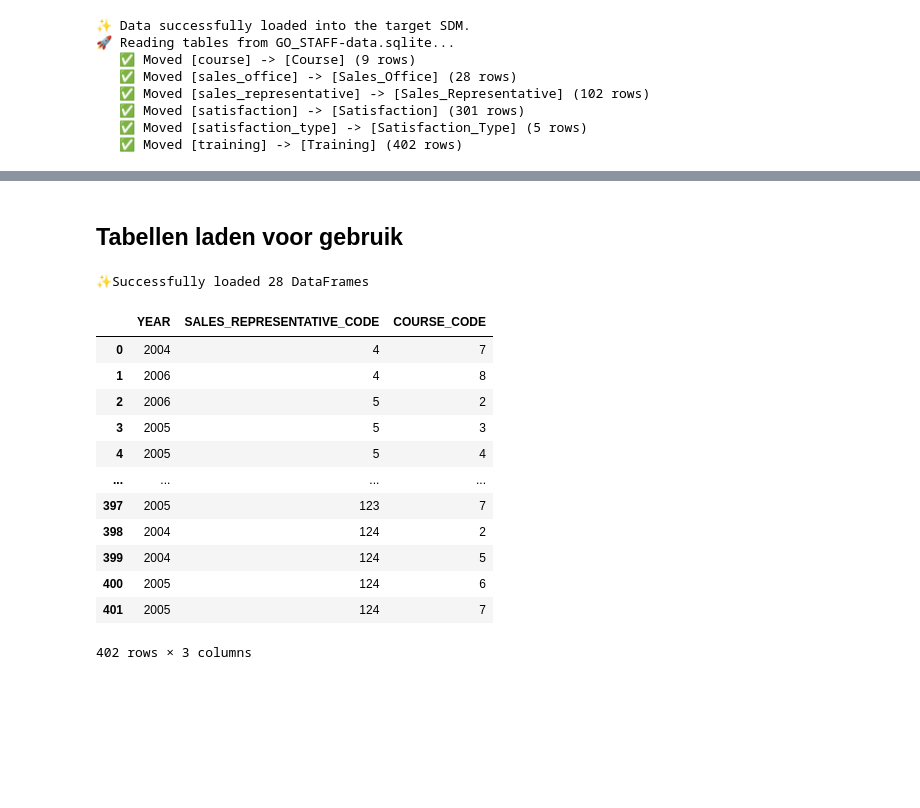
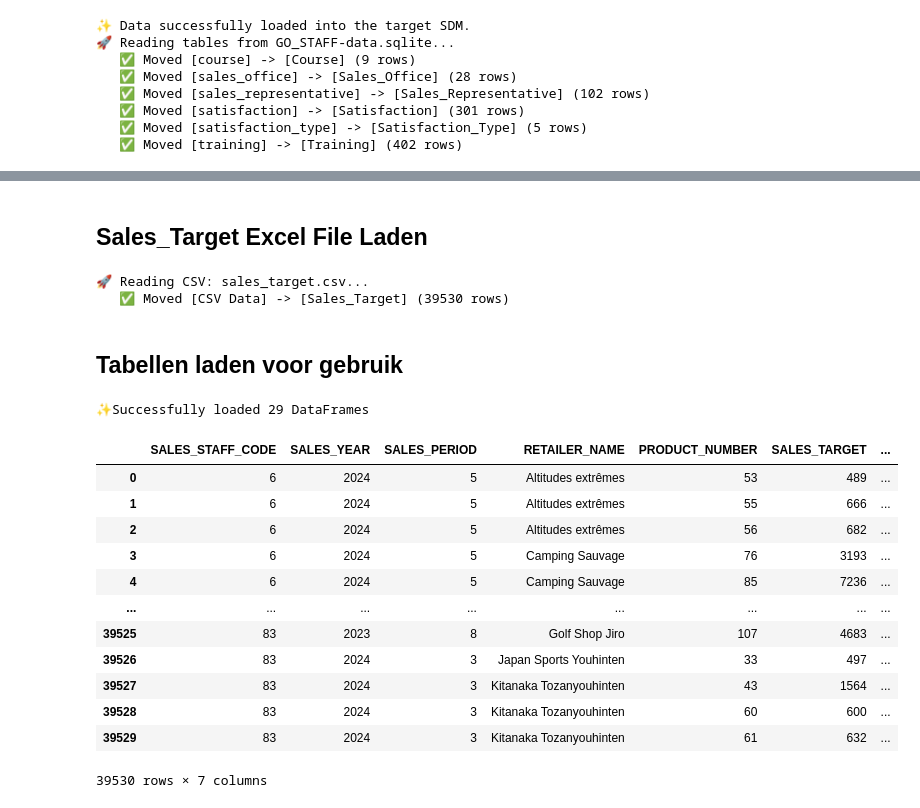
Before and after one commit to SebEmmen/GreatOutdoors, a Jupyter notebook: SDM.ipynb, the cells around one changed output, grey strips where cells are left out. Cells and saved outputs as stored; diff of their text form; code cells hidden in the pictures; blank space fills up the shorter version.

```diff
--- a/SDM.ipynb
+++ b/SDM.ipynb
@@ -196,3 +276,40 @@ load_staff_db_file()
+# %% [markdown]
+## Sales_Target Excel File Laden
+# %%
+def load_sales_target_csv_file():
+    # 1. Pad naar het bronbestand (de CSV)
+    src_path = os.path.join(source_folder, sales_target) # Check of de naam exact klopt
+
+    if not os.path.exists(src_path):
+        print(f"❌ Could not find sales_target file at {src_path}")
+        return
+
+    # 2. Connectie naar je Target SDM
+    tgt_conn = sqlite3.connect(target_db)
+
+    try:
+        print(f"🚀 Reading CSV: sales_target.csv...")
+
+        # encoding='latin1' fixes the special characters like 'ê'
+        # decimal=',' ensures numbers like 489,33 are read as floats
+        df = pd.read_csv(src_path, sep=',', encoding='latin1', decimal=',')
+
+        # 3. Opslaan in de Target Database
+        df.to_sql('Sales_Target', tgt_conn, if_exists='replace', index=False)
+
+        print(f"   ✅ Moved [CSV Data] -> [Sales_Target] ({len(df)} rows)")
+
+    except Exception as e:
+        print(f"   ⚠️ Error processing CSV: {e}")
+
+    finally:
+        tgt_conn.close()
+
+# Aanroepen
+load_sales_target_csv_file()
+# %% [output]
+🚀 Reading CSV: sales_target.csv...
+   ✅ Moved [CSV Data] -> [Sales_Target] (39530 rows)
 # %% [markdown]
 ## Tabellen laden voor gebruik
 # %%
@@ -239,29 +356,35 @@ df_sales_representative    = pd.read_sql_query("SELECT * FROM Sales_Representati
 df_satisfaction    = pd.read_sql_query("SELECT * FROM Satisfaction", conn)
 df_satisfaction_type    = pd.read_sql_query("SELECT * FROM Satisfaction_Type", conn)
 df_training    = pd.read_sql_query("SELECT * FROM Training", conn)
+
+
+# Inventory Levels
+df_inventory_levels = pd.read_sql_query("SELECT * FROM Inventory_Levels", conn)
+df_product_forecast = pd.read_sql_query("SELECT * FROM Product_Forecast", conn)
+df_sales_target = pd.read_sql_query("SELECT * FROM Sales_Target", conn)
 # 3. Close the connection
 conn.close()
 
 # --- VERIFICATION ---
 # Check if all 23 were loaded
-print(f"\n✨Successfully loaded 28 DataFrames")
+print(f"\n✨Successfully loaded 29 DataFrames")
 
 # Example view: Maintenance Mechanics
 # %% [output]
-✨Successfully loaded 28 DataFrames
+✨Successfully loaded 29 DataFrames
 # %%
-df_training
+df_sales_target
 # %% [output]
-|  | YEAR | SALES_REPRESENTATIVE_CODE | COURSE_CODE |
-| 0 | 2004 | 4 | 7 |
-| 1 | 2006 | 4 | 8 |
-| 2 | 2006 | 5 | 2 |
-| 3 | 2005 | 5 | 3 |
-| 4 | 2005 | 5 | 4 |
-| ... | ... | ... | ... |
-| 397 | 2005 | 123 | 7 |
-| 398 | 2004 | 124 | 2 |
-| 399 | 2004 | 124 | 5 |
-| 400 | 2005 | 124 | 6 |
-| 401 | 2005 | 124 | 7 |
+|  | SALES_STAFF_CODE | SALES_YEAR | SALES_PERIOD | RETAILER_NAME | PRODUCT_NUMBER | SALES_TARGET | ... |
+| 0 | 6 | 2024 | 5 | Altitudes extrêmes | 53 | 489 | ... |
+| 1 | 6 | 2024 | 5 | Altitudes extrêmes | 55 | 666 | ... |
+| 2 | 6 | 2024 | 5 | Altitudes extrêmes | 56 | 682 | ... |
+| 3 | 6 | 2024 | 5 | Camping Sauvage | 76 | 3193 | ... |
+| 4 | 6 | 2024 | 5 | Camping Sauvage | 85 | 7236 | ... |
+| ... | ... | ... | ... | ... | ... | ... | ... |
+| 39525 | 83 | 2023 | 8 | Golf Shop Jiro | 107 | 4683 | ... |
+| 39526 | 83 | 2024 | 3 | Japan Sports Youhinten | 33 | 497 | ... |
+| 39527 | 83 | 2024 | 3 | Kitanaka Tozanyouhinten | 43 | 1564 | ... |
+| 39528 | 83 | 2024 | 3 | Kitanaka Tozanyouhinten | 60 | 600 | ... |
+| 39529 | 83 | 2024 | 3 | Kitanaka Tozanyouhinten | 61 | 632 | ... |
-402 rows × 3 columns
+39530 rows × 7 columns
```
Also changed, not shown: parts of 5 cells of this notebook, 4 other files.
